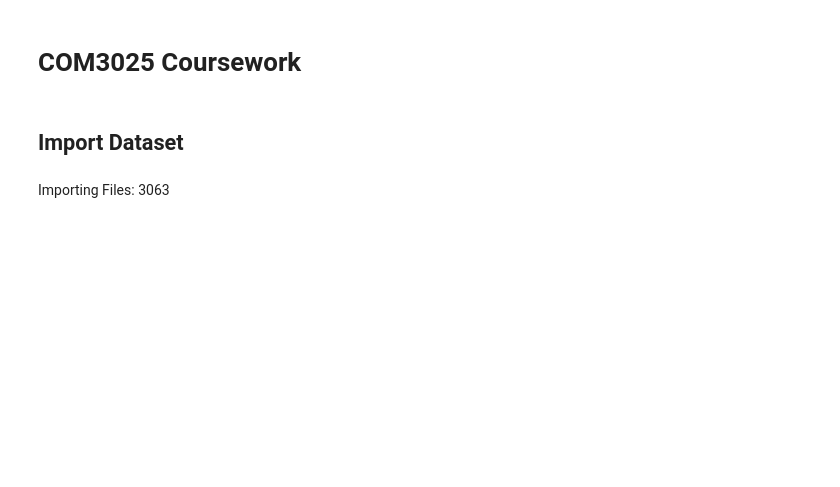
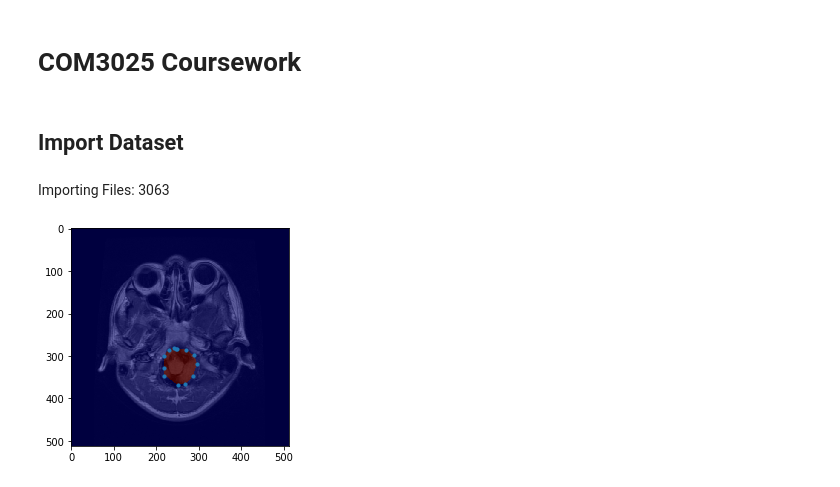
Before and after one commit to jw01324/COM3025, a Jupyter notebook: COM3025.ipynb, the cells around one changed output. Saved outputs shown, nothing was run; the diff lists cells and outputs as text; code cells hidden in the pictures; blank space fills up the shorter version.

Commit message:
Fix image size and orientation

```diff
--- a/COM3025.ipynb
+++ b/COM3025.ipynb
@@ -3,9 +3,10 @@
 # %% [markdown]
 ## Import Dataset
 # %%
+import numpy as np
+from PIL import Image
 import h5py
 import os
-import numpy as np
 from IPython.display import HTML, display
 
 # This is for displaying the progress bar while importing data
@@ -29,8 +30,9 @@ numberOfFiles = len(os.listdir(directory))
 # Create dataset arrays
 # Look at README for data structure
 labels = np.empty((numberOfFiles,), float)
-images = np.empty((numberOfFiles, 512,512), int) # Not all images the same size, some are (256 256) need to decide how to handle this
+images = np.empty((numberOfFiles, 512,512), float)
 tumorBorders = np.empty((numberOfFiles, ), dtype=object)
+tumorMask = np.empty((numberOfFiles, 512,512), int)
 
 # Start showing progress bar
 out = display(progress(0, numberOfFiles), display_id=True)
@@ -41,7 +43,28 @@ for i,filename in enumerate(os.listdir(directory)):
 
   with h5py.File(directory + filename, 'r') as file:
     labels[i] = file['cjdata']['label'][()][0][0]
-    images[i] = file['cjdata']['image'][()]
-    tumorBorders[i] = file['cjdata']['tumorBorder'][()][0]
+    if len(file['cjdata']['image'][()]) == 512:
+      images[i] = np.flipud(np.rot90(file['cjdata']['image'][()]))
+      tumorMask[i] = np.flipud(np.rot90(file['cjdata']['tumorMask'][()]))
+      tumorBorders[i] = file['cjdata']['tumorBorder'][()][0]
+    else: # Some images are 256 so repeat each pixel
+      images[i] = np.repeat(np.repeat(np.flipud(np.rot90(file['cjdata']['image'][()])), 2, axis=1), 2, axis=0)
+      tumorMask[i] = np.repeat(np.repeat(np.flipud(np.rot90(file['cjdata']['tumorMask'][()])), 2, axis=1), 2, axis=0)
+      tumorBorders[i] = [x*2 for x in file['cjdata']['tumorBorder'][()][0]]
 # %% [output]
 Importing Files: 3063
+# %%
+import matplotlib.pyplot as plt
+%matplotlib inline
+
+i = 82
+
+tumorBordersX = tumorBorders[i][::2]
+tumorBordersY = tumorBorders[i][1::2]
+
+plt.imshow(images[i], 'gray', interpolation='none')
+plt.imshow(tumorMask[i], 'jet', interpolation='none', alpha=0.5)
+plt.scatter(tumorBordersX, tumorBordersY, s=10)
+plt.show()
+# %% [output]
+[figure, added]
```
